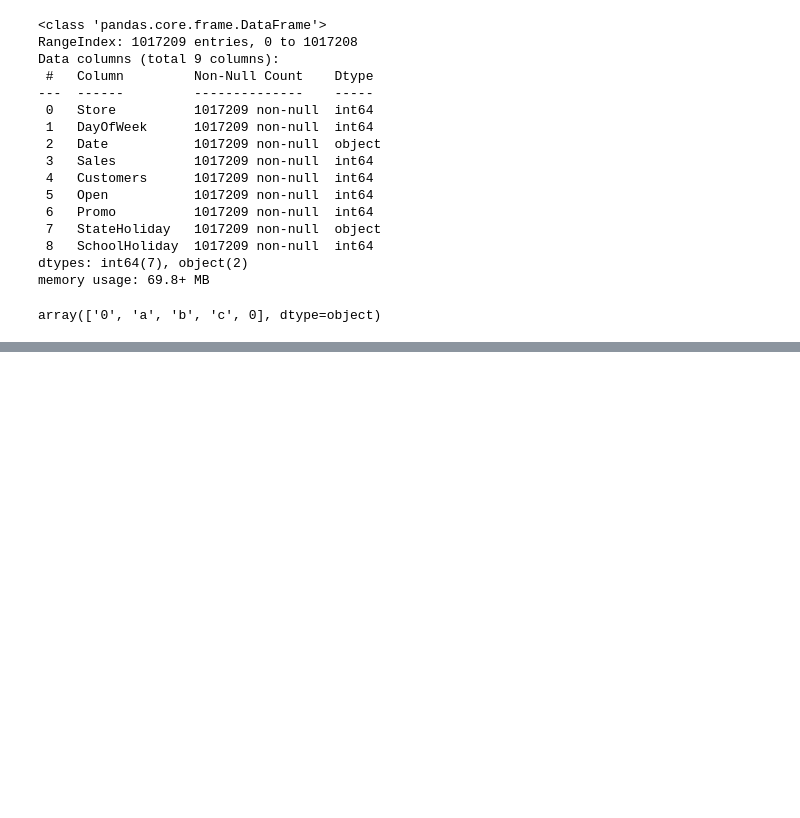
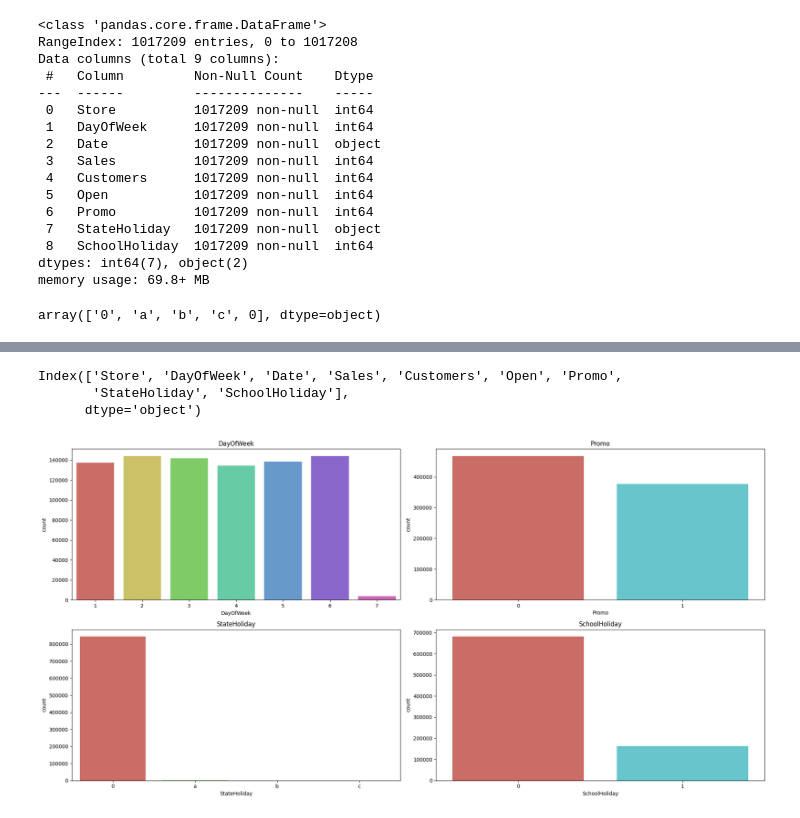
Before and after one commit to chitra-psg/rossmann_sales_prediction, a Jupyter notebook: Rossman_Sales_Prediction.ipynb, the cells around one changed output, grey strips where cells are left out. Cells and saved outputs as stored; diff of their text form; code cells hidden in the pictures; blank space fills up the shorter version.

```diff
--- a/Rossman_Sales_Prediction.ipynb
+++ b/Rossman_Sales_Prediction.ipynb
@@ -156,8 +156,8 @@ plt.show()
 
 > Majority of assortments are 'a'
 # %%
-train_df = pd.read_csv('train.csv')
-train_df.head()
+train = pd.read_csv('train.csv')
+train.head()
 # %% [output]
 |  | Store | DayOfWeek | Date | Sales | Customers | Open | Promo | StateHoliday | SchoolHoliday |
 | 0 | 1 | 5 | 2015-07-31 | 5263 | 555 | 1 | 1 | 0 | 1 |
@@ -185,7 +185,8 @@ Data columns (total 9 columns):
 dtypes: int64(7), object(2)
 memory usage: 69.8+ MB
 # %%
-train_df['Date'] = pd.to_datetime(train_df.Date, format='%Y-%m-%d')
+# Convert Date to a date-time-object
+train['Date'] = pd.to_datetime(train['Date'], format='%Y-%m-%d')
 
-train_df = train_df.set_index('Date')
+#train = train.set_index('Date')
 # %%
@@ -193,5 +194,5 @@ train_df.StateHoliday.unique()
 # %% [output]
 array(['0', 'a', 'b', 'c', 0], dtype=object)
 # %%
-train_df.StateHoliday = train_df.StateHoliday.replace('0',0)
+train.StateHoliday = train.StateHoliday.replace('0',0)
 # %%
@@ -214,0 +223,3 @@ memory usage: 69.8+ MB
+# %%
+train_open = train[train.Open==1]
+train_open.shape
@@ -214,0 +237,27 @@ memory usage: 69.8+ MB
+# %%
+train_open.columns
+# %% [output]
+Index(['Store', 'DayOfWeek', 'Date', 'Sales', 'Customers', 'Open', 'Promo',
+       'StateHoliday', 'SchoolHoliday'],
+      dtype='object')
+# %%
+# Select categorical columns
+train_categorical_cols = ['DayOfWeek', 'Promo', 'StateHoliday', 'SchoolHoliday']
+
+# Define rows and columns for subplots
+rows = int(np.ceil(len(train_categorical_cols) / 2))  # Assuming 3 columns per row
+cols = min(2, len(train_categorical_cols))
+
+# Create figure and subplots
+fig, axs = plt.subplots(rows, cols, figsize=(20, 10), squeeze=True)  # Ensure 1D array of subplots
+
+for i, col in enumerate(train_categorical_cols):
+    sns.countplot(x=col, data=train_open, ax=axs.ravel()[i], palette="hls")
+    axs.ravel()[i].set_title(col)
+    axs.ravel()[i].xaxis.set_label_text(col)  # Access and set label on the correct subplot's axis
+
+# Adjust spacing and show the plot
+plt.tight_layout()
+plt.show()
+# %% [output]
+[figure, added]
```
Also changed, not shown: parts of 27 cells of this notebook.
